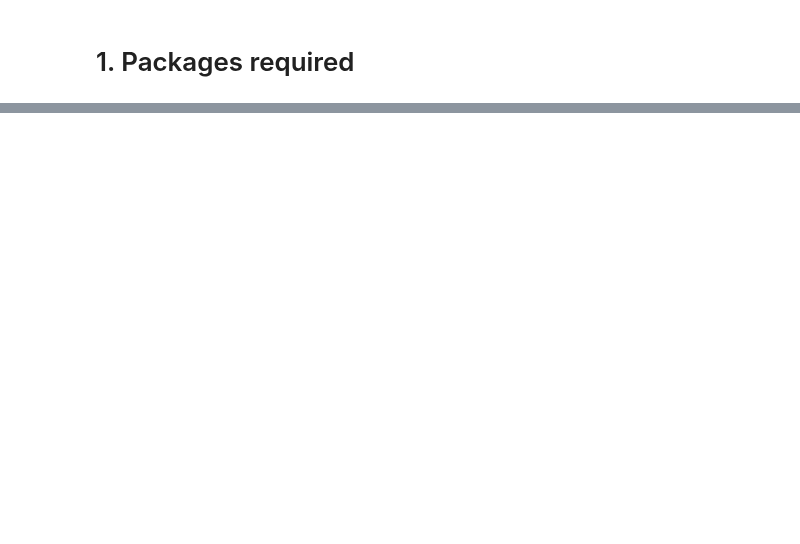
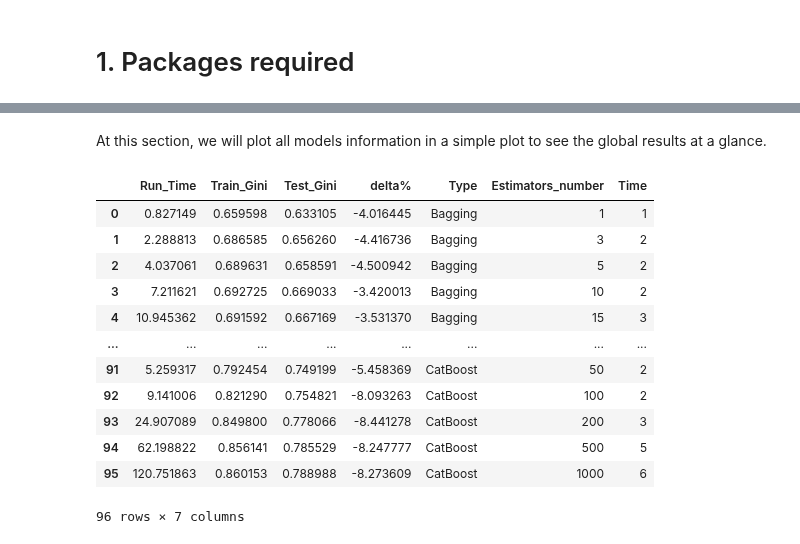
Before and after one commit to GinesMeca/TFG, a Jupyter notebook: notebooks/7. Conclusions.ipynb, the cells around one changed output, grey strips where cells are left out. Cells and saved outputs as stored; diff of their text form; code cells hidden in the pictures; blank space fills up the shorter version.

```diff
--- a/notebooks/7. Conclusions.ipynb
+++ b/notebooks/7. Conclusions.ipynb
@@ -73,0 +96,66 @@ plt.show()
+# %% [markdown]
+At this section, we will plot all models information in a simple plot to see the global results at a glance.
+# %%
+#In each dataframe, we generate two new columns:
+index = [1, 3, 5, 10, 15, 20, 30, 50, 100, 200, 500, 1000]
+
+BAG['Type'] = ['Bagging']*12
+BAG['Estimators_number'] = index
+BAG = BAG.reset_index()
+
+RF['Type'] = ['Random Forest']*12
+RF['Estimators_number'] = index
+RF = RF.reset_index()
+
+ET['Type'] = ['Extra-Trees']*12
+ET['Estimators_number'] = index
+ET = ET.reset_index()
+
+ADAB['Type'] = ['AdaBoost']*12
+ADAB['Estimators_number'] = index
+ADAB = ADAB.reset_index()
+
+GB['Type'] = ['Gradient Boosting']*12
+GB['Estimators_number'] = index
+GB = GB.reset_index()
+
+XGB['Type'] = ['XGBoost']*12
+XGB['Estimators_number'] = index
+XGB = XGB.reset_index()
+
+LGBM['Type'] = ['LightGBM']*12
+LGBM['Estimators_number'] = index
+LGBM = LGBM.reset_index()
+
+CATB['Type'] = ['CatBoost']*12
+CATB['Estimators_number'] = index
+CATB = CATB.reset_index()
+
+#We concatenate the dataframes to get the main dataframe which summarizes all the information:
+models = pd.concat([BAG, RF, ET, ADAB, GB, XGB, LGBM, CATB], axis = 0)
+models = models.reset_index().drop(['level_0', 'index'], axis = 1)
+
+#We add a Time column that classifies the Run_Time values:
+models['Time'] = np.where(models.Run_Time > 300, 7, 1)
+models['Time'] = np.where((models.Run_Time > 120) & (models.Time == 1), 6, models.Time)
+models['Time'] = np.where((models.Run_Time > 60) & (models.Time == 1), 5, models.Time)
+models['Time'] = np.where((models.Run_Time > 30) & (models.Time == 1), 4, models.Time)
+models['Time'] = np.where((models.Run_Time > 10) & (models.Time == 1), 3, models.Time)
+models['Time'] = np.where((models.Run_Time > 1) & (models.Time == 1), 2, models.Time)
+
+#Printing the final dataset:
+models
+# %% [output]
+|  | Run_Time | Train_Gini | Test_Gini | delta% | Type | Estimators_number | Time |
+| 0 | 0.827149 | 0.659598 | 0.633105 | -4.016445 | Bagging | 1 | 1 |
+| 1 | 2.288813 | 0.686585 | 0.656260 | -4.416736 | Bagging | 3 | 2 |
+| 2 | 4.037061 | 0.689631 | 0.658591 | -4.500942 | Bagging | 5 | 2 |
+| 3 | 7.211621 | 0.692725 | 0.669033 | -3.420013 | Bagging | 10 | 2 |
+| 4 | 10.945362 | 0.691592 | 0.667169 | -3.531370 | Bagging | 15 | 3 |
+| ... | ... | ... | ... | ... | ... | ... | ... |
+| 91 | 5.259317 | 0.792454 | 0.749199 | -5.458369 | CatBoost | 50 | 2 |
+| 92 | 9.141006 | 0.821290 | 0.754821 | -8.093263 | CatBoost | 100 | 2 |
+| 93 | 24.907089 | 0.849800 | 0.778066 | -8.441278 | CatBoost | 200 | 3 |
+| 94 | 62.198822 | 0.856141 | 0.785529 | -8.247777 | CatBoost | 500 | 5 |
+| 95 | 120.751863 | 0.860153 | 0.788988 | -8.273609 | CatBoost | 1000 | 6 |
+96 rows × 7 columns
```
Also changed, not shown: parts of 18 cells of this notebook.
